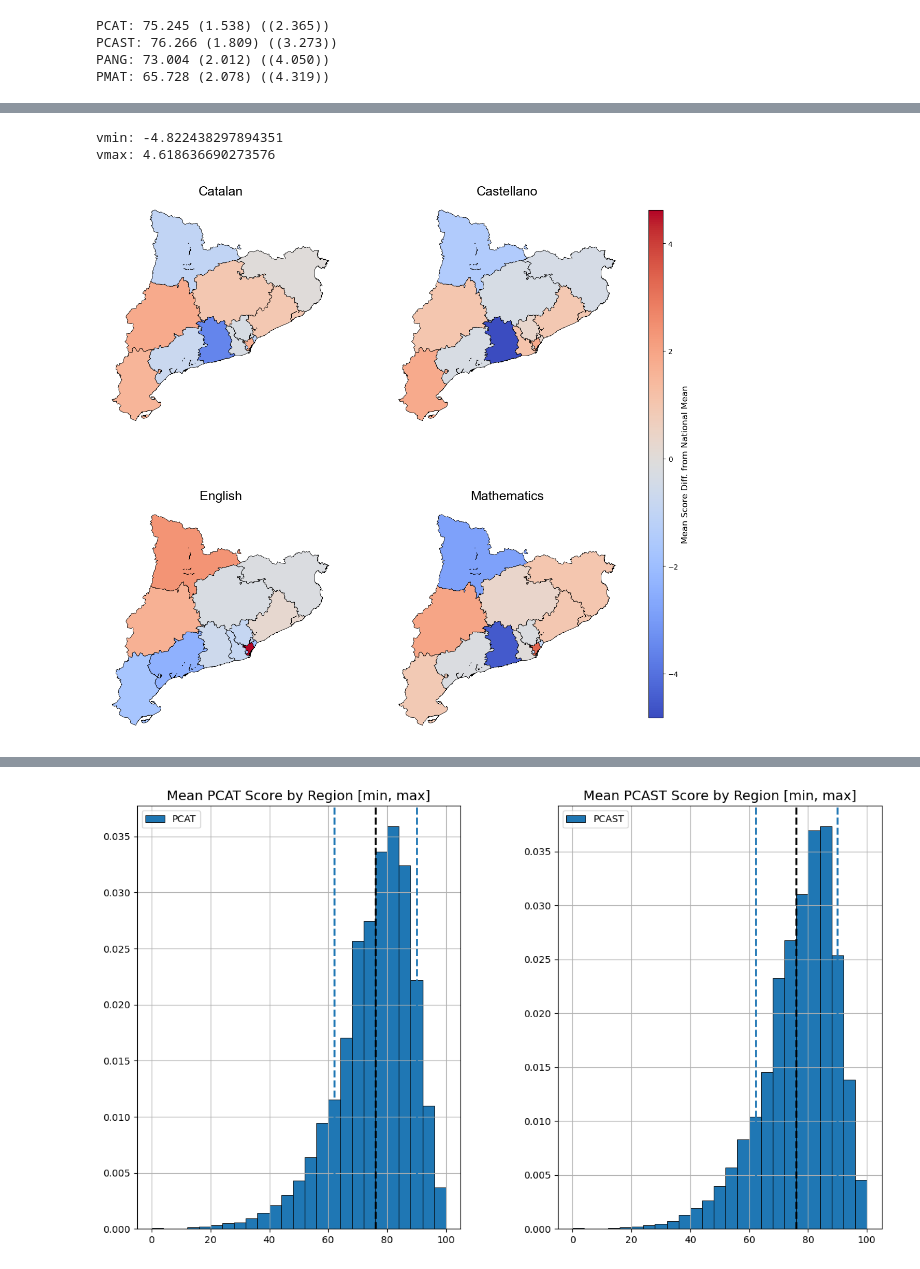
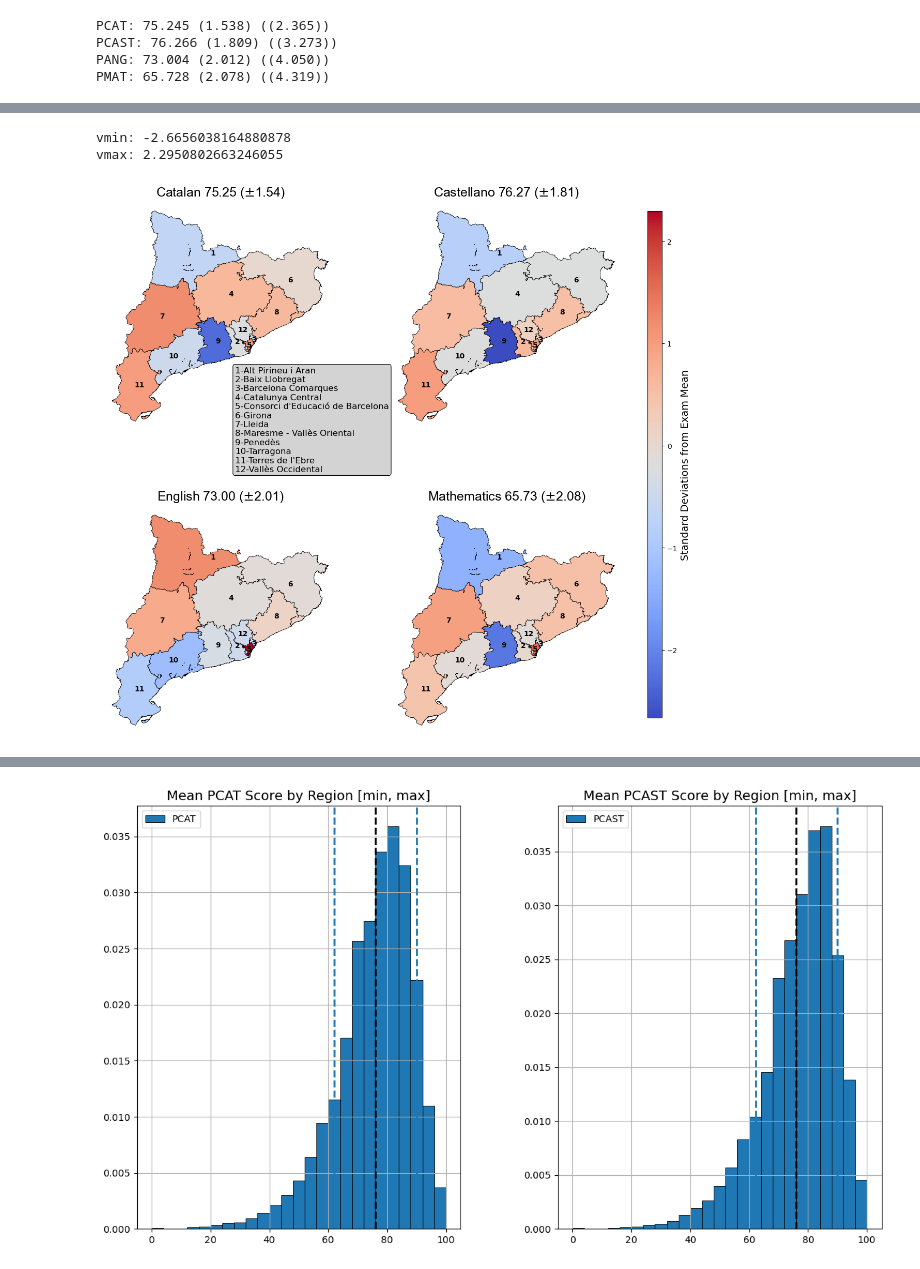
Before and after one commit to m-garcia-rodriguez/Education-Big-Data-Project, a Jupyter notebook: Notebooks/Geography.ipynb, the cells around one changed output, grey strips where cells are left out. Cells and saved outputs as stored; diff of their text form; code cells hidden in the pictures.

```diff
--- a/Notebooks/Geography.ipynb
+++ b/Notebooks/Geography.ipynb
@@ -269,3 +277,6 @@ df_s['CODI_ALUMNE'] = df_s['CODI_ALUMNE'].astype(int)
 # Save shape files
 municipis.to_file("../Notebooks/MapFiles/municipis.shp", driver="ESRI Shapefile")
 aggregated_regions.to_file("../Notebooks/MapFiles/regions.shp", driver="ESRI Shapefile")
+# %%
+df_s = pd.read_csv("../Data/Secundaria.csv", header=0)
+df_p = pd.read_csv("../Data/Primaria.csv", header=0)
@@ -580,7 +738,8 @@ vmin = merged_s[cols].min().min()  # minimum value among all columns
 vmax = merged_s[cols].max().max()  # maximum value among all columns
 print("vmin:", vmin)
 print("vmax:", vmax)
-
+for c in cols:
+    print(f"{c}: {merged_s[c].mean():.3f} ({merged_s[c].std():.3f}) (({merged_s[c].var():.3f})) len:{len(merged_s[c])}")
 # Plot cols in 2x2 grid #
 merged_s.plot(
     column=cols[0],
@@ -668,12 +833,13 @@ cmap="coolwarm"
 cols = ['PCAT', 'PCAST', 'PANG', 'PMAT']
 merged_s_norm = merged_s.copy()
 for c in cols:
-    merged_s_norm[c] = merged_s[c]-merged_s[c].mean()
+    merged_s_norm[c] = (merged_s[c]-merged_s[c].mean()) / merged_s[c].std()
 # Compute the overall min and max across all selected columns
 vmin = merged_s_norm[cols].min().min()  # minimum value among all columns
 vmax = merged_s_norm[cols].max().max()  # maximum value among all columns
 print("vmin:", vmin)
 print("vmax:", vmax)
+
 
 # Plot cols in 2x2 grid #
 merged_s_norm.plot(
@@ -684,7 +850,7 @@ merged_s_norm.plot(
     legend=False,
     ax=ax1,
     vmin=vmin,
-    vmax=vmax
+    vmax=vmax,
 )
 merged_s_norm.plot(
     column=cols[1],
@@ -716,39 +882,89 @@ merged_s_norm.plot(
     vmin=vmin,
     vmax=vmax
 )
-
+for idx, row in merged_s_norm.iterrows():
+    # Use representative_point() to guarantee label is inside polygon
+    point = row.geometry.representative_point()
+    ax1.text(
+        point.x,
+        point.y,
+        str(idx+1),          # Replace with your desired number / column, e.g., row["score"]
+        fontsize=10,
+        ha="center",
+        va="center",
+        color="black",
+        fontweight="bold"
+    )
+    ax2.text(
+        point.x,
+        point.y,
+        str(idx+1),          # Replace with your desired number / column, e.g., row["score"]
+        fontsize=10,
+        ha="center",
+        va="center",
+        color="black",
+        fontweight="bold"
+    )
+    ax3.text(
+        point.x,
+        point.y,
+        str(idx+1),          # Replace with your desired number / column, e.g., row["score"]
+        fontsize=10,
+        ha="center",
+        va="center",
+        color="black",
+        fontweight="bold"
+    )
+    ax4.text(
+        point.x,
+        point.y,
+        str(idx+1),          # Replace with your desired number / column, e.g., row["score"]
+        fontsize=10,
+        ha="center",
+        va="center",
+        color="black",
+        fontweight="bold"
+    )
 fontsize=18
 name="Arial"
 
 ax1.set_axis_off()
-ax1.set_title('Catalan', fontsize=fontsize, name=name)
+ax1.set_title(f'Catalan {(merged_s[cols[0]].mean()):.2f} ($\\pm${(merged_s[cols[0]].std()):.2f})', fontsize=fontsize, name=name)
 ax2.set_axis_off()
-ax2.set_title('Castellano', fontsize=fontsize, name=name)
+ax2.set_title(f'Castellano {(merged_s[cols[1]].mean()):.2f} ($\\pm${(merged_s[cols[1]].std()):.2f})', fontsize=fontsize, name=name)
 
-ax3.set_title('English', fontsize=fontsize, name=name)
+ax3.set_title(f'English {(merged_s[cols[2]].mean()):.2f} ($\\pm${(merged_s[cols[2]].std()):.2f})', fontsize=fontsize, name=name)
 ax2.set_axis_off()
-ax4.set_title('Mathematics', fontsize=fontsize, name=name)
+ax4.set_title(f'Mathematics {(merged_s[cols[3]].mean()):.2f} ($\\pm${(merged_s[cols[3]].std()):.2f})', fontsize=fontsize, name=name)
 
 ax3.set_axis_off()
 ax4.set_axis_off()
 fig.subplots_adjust(right=0.85)  # leave 15% of figure width on the right
 
 # --- Shared colorbar on the right ---
 sm = mpl.cm.ScalarMappable(cmap=cmap, norm=mpl.colors.Normalize(vmin=vmin, vmax=vmax))
 sm._A = []
 
 cbar_ax = fig.add_axes([0.88, 0.15, 0.02, 0.7])  # [left, bottom, width, height]
 cbar = fig.colorbar(sm, cax=cbar_ax)
-cbar.set_label("Mean Score Diff. from National Mean", fontsize=12)
+cbar.set_label("Standard Deviations from Exam Mean", fontsize=14)
 
+
+txt="\n".join([f"{i+1}-{label}" for i, label in enumerate(sorted(labels))])
+fig.text(x=0.31, y=0.49, s=txt, fontsize=12,bbox=dict(
+        boxstyle="round,pad=0.25",
+        facecolor="lightgray",
+        edgecolor="black",
+        linewidth=0.8
+    ))
 #plt.tight_layout()
 plt.show()
 
 # Save plot
 path = Path.cwd()
 filename=path.parent.joinpath("Map-Plots/GEOGRAPHY_MEAN_SCOREDIFFERENCE.png")
 fig.savefig(filename, dpi=600, bbox_inches='tight')
 # %% [output]
-vmin: -4.822438297894351
-vmax: 4.618636690273576
+vmin: -2.6656038164880878
+vmax: 2.2950802663246055
-[figure, old version]
+[figure, new version]
```
Also changed, not shown: parts of 11 cells of this notebook, 1 other file.
